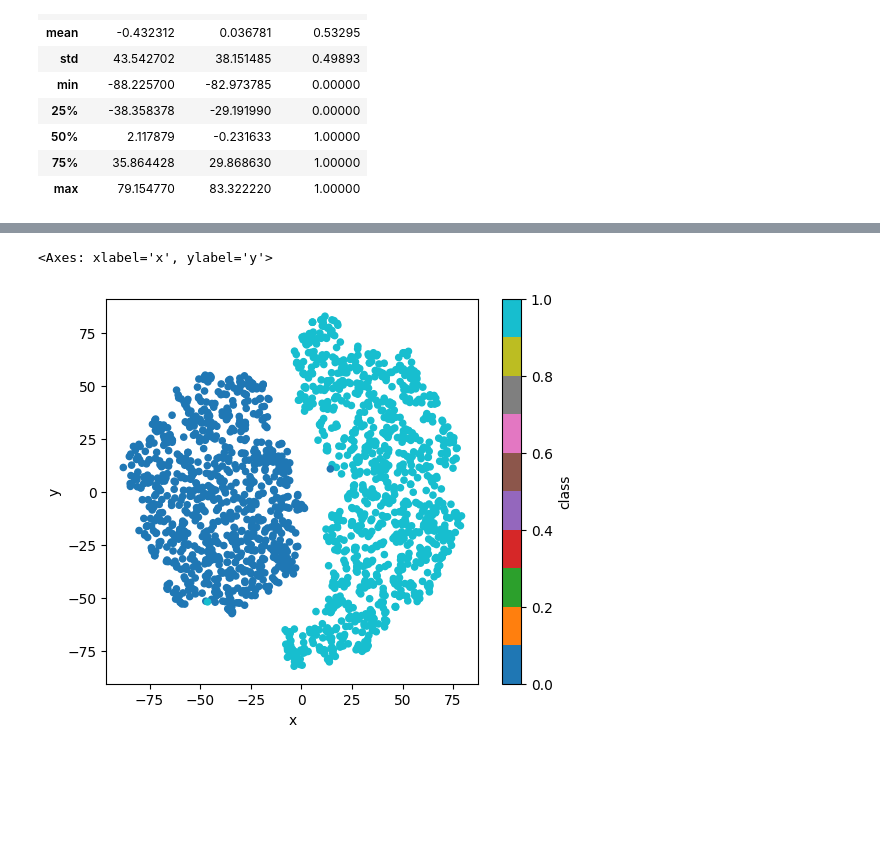
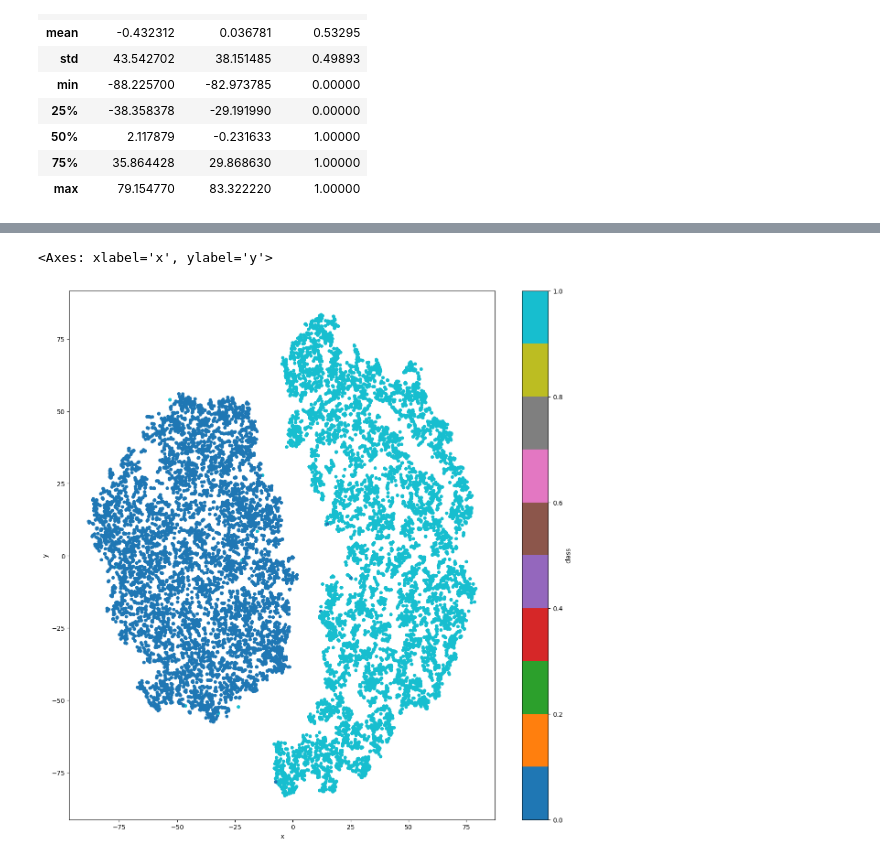
Before and after one commit to c1014695Newcastle/PyTorchJacard, a Jupyter notebook: Model_WORKING.ipynb, the cells around one changed output, grey strips where cells are left out. Saved outputs shown, nothing was run; the diff lists cells and outputs as text; code cells hidden in the pictures; blank space fills up the shorter version.

```diff
--- a/Model_WORKING.ipynb
+++ b/Model_WORKING.ipynb
@@ -285,0 +301,6 @@ test_dataset = torch.utils.data.TensorDataset(features_to_test, labels_to_test)
+# %%
+plt.rcParams["figure.figsize"] = [10, 10]
+dataset_projections_df.plot.scatter(
+    x='x',
+    y='y',
+)
@@ -394,0 +403,3 @@ shap_values_2d_df.describe()
+# %%
+shap_values_2d_df = pd.read_csv('Data/shap_values_2d.csv')
+shap_values_2d_df.columns
@@ -394,0 +408,3 @@ shap_values_2d_df.describe()
+# %%
+shap_values = shap_values_2d_df = pd.read_csv('Data/shap_values.csv').drop(['class'], axis = 1)
+shap_values.columns
@@ -395,11 +421,14 @@ shap_values_2d_df.describe()
+# %%
+shap_values_2d_df = shap_values_2d_df.join(shap_values)
+shap_values_2d_df.to_csv('Data/shap_values_with_coordinates.csv', index=None)
 # %%
-plt.rcParams["figure.figsize"] = [6, 5]
-shap_values_2d_df[0:2000].plot.scatter(
+plt.rcParams["figure.figsize"] = [15, 15]
+shap_values_2d_df.plot.scatter(
     x='x',
     y='y',
     c='class',
     colormap='tab10'
 )
 # %% [output]
 <Axes: xlabel='x', ylabel='y'>
-[figure, old version]
+[figure, new version]
```
Also changed, not shown: parts of 11 cells of this notebook, 4 other files.
